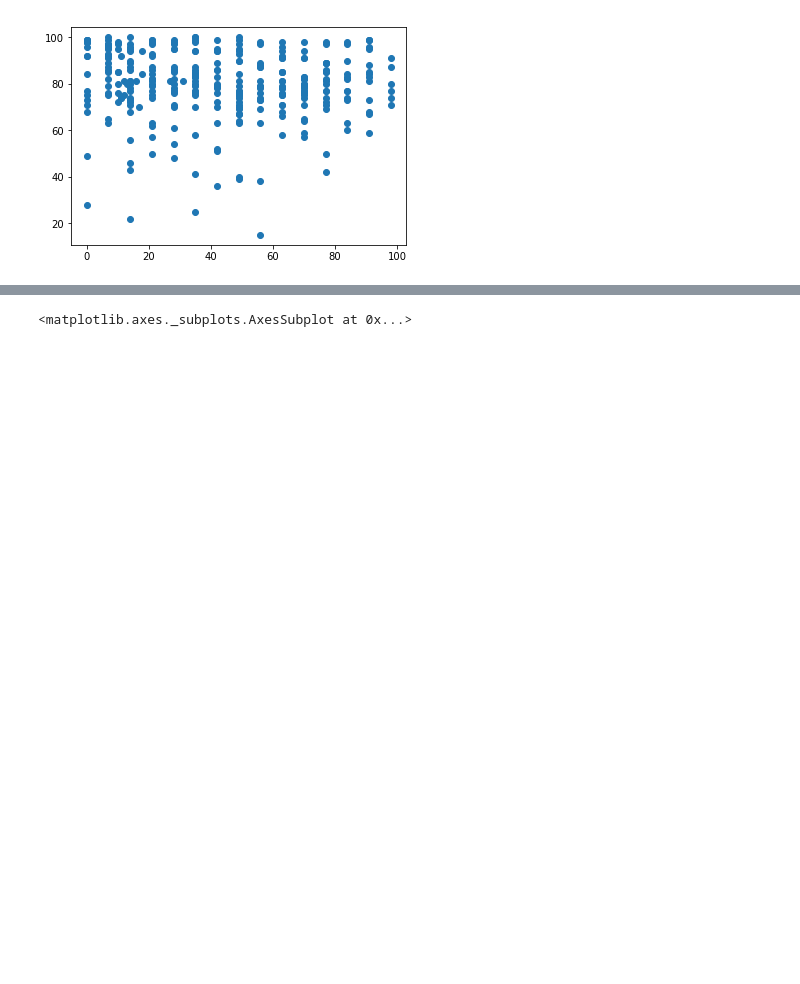
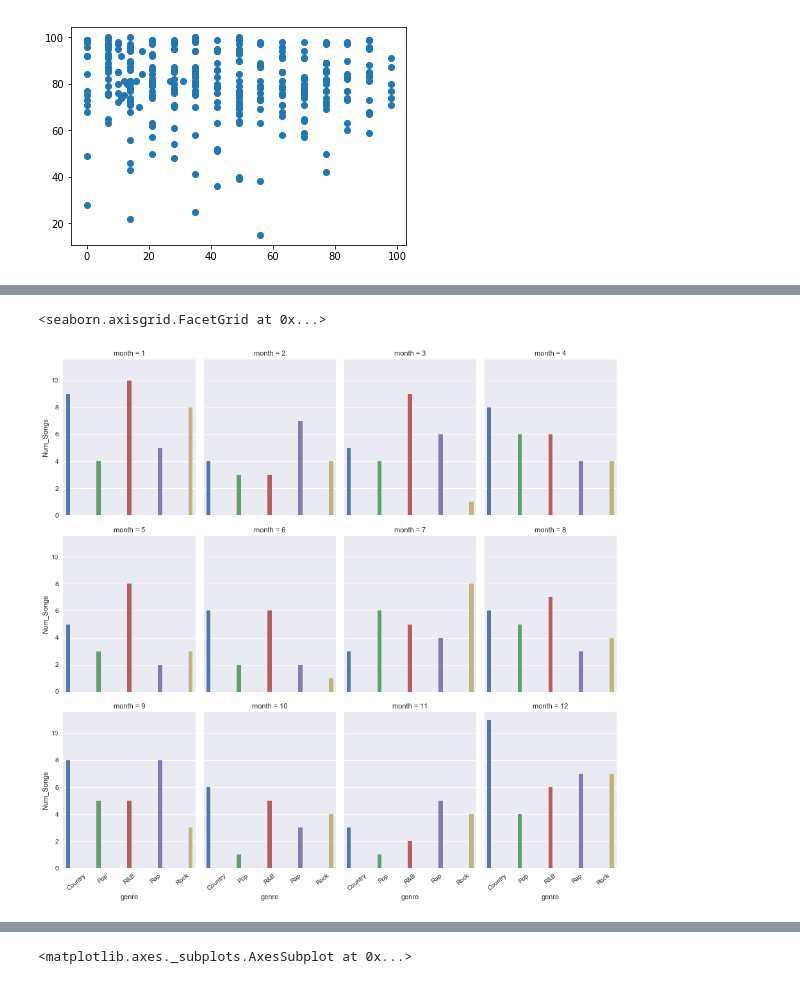
Before and after one commit to matthewbrems/old, a Jupyter notebook: curriculum/02-week/2.10-pandas-lab/code/starter-code-jdoyle.ipynb, the cells around one changed output, grey strips where cells are left out. Cells and saved outputs as stored; diff of their text form; code cells hidden in the pictures; blank space fills up the shorter version.

```diff
--- a/curriculum/02-week/2.10-pandas-lab/code/starter-code-jdoyle.ipynb
+++ b/curriculum/02-week/2.10-pandas-lab/code/starter-code-jdoyle.ipynb
@@ -192,0 +211,8 @@ plt.show()
+# %%
+genres = ['Country','R&B','Rap','Rock','Pop']
+g=sns.factorplot(x="genre", y="Num_Songs",hue="genre",col="month",
+                 col_wrap=4,data=counts[counts.genre.isin(genres)], kind="bar", size=4, aspect=.8)
+g.set_xticklabels(rotation=40)
+# %% [output]
+<seaborn.axisgrid.FacetGrid at 0x...>
+[figure, added]
```
Also changed, not shown: parts of 5 cells of this notebook.
